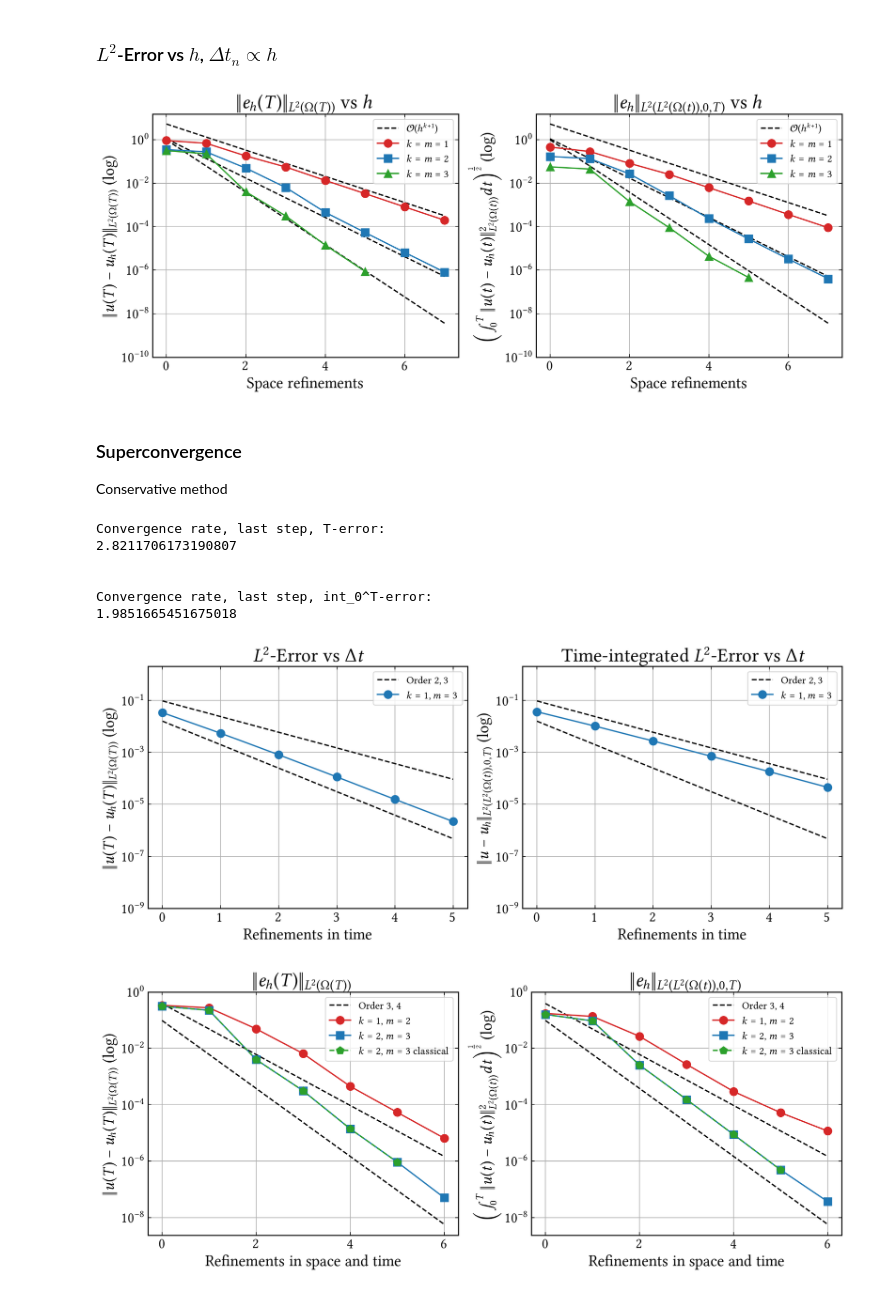
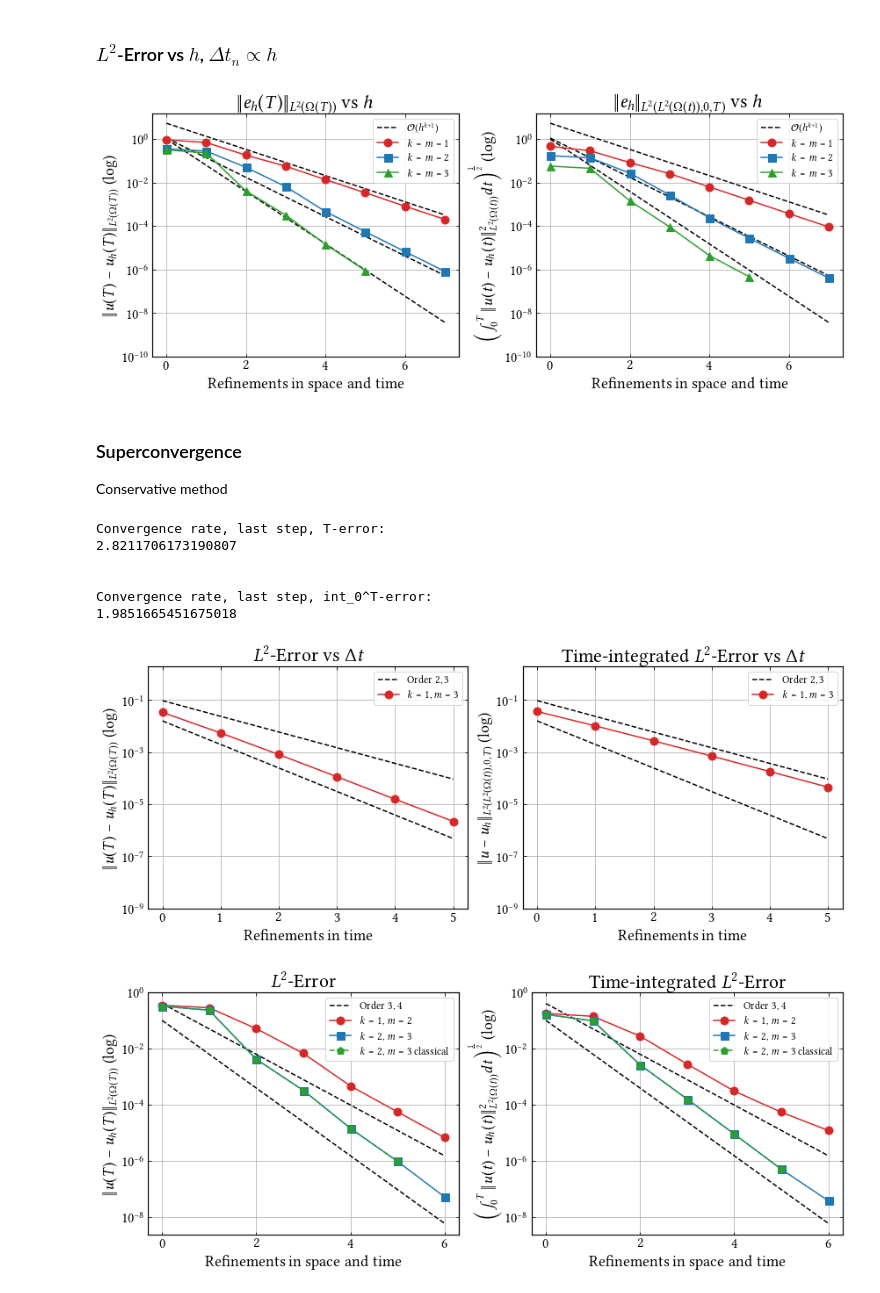
Before and after one commit to CutFEM/CutFEM-Library, a Jupyter notebook: notebook/convection_diffusion/kite.ipynb, the cells around one changed output. Saved outputs shown, nothing was run; the diff lists cells and outputs as text; code cells hidden in the pictures.

Commit message:
changes to labels

```diff
--- a/notebook/convection_diffusion/kite.ipynb
+++ b/notebook/convection_diffusion/kite.ipynb
@@ -114,7 +114,7 @@ ax1.semilogy(ih[:6], error_conservative_P3P3_fullstab, label= r"$k=m=3$", marker
 #ax1.set_ylim(1e-4, 2)
 ax1.set_xticks([0, 2, 4, 6])
 ax1.set_yticks([1e-10, 1e-8, 1e-6, 1e-4, 1e-2, 1e0])
-ax1.set_xlabel(r"Space refinements")
+ax1.set_xlabel(r"Refinements in space and time")
 ax1.tick_params(axis='both', which='major')
 ax1.set_ylabel(r"$\|u(T)-u_h(T)\|_{L^2(\Omega(T))}$ (log)")
 ax1.set_title(r"$\|e_h(T)\|_{L^2(\Omega(T))}$ vs $h$")
@@ -134,7 +134,7 @@ ax2.semilogy(ih[:6], error_conservative_P3P3_fullstab_T, label= r"$k=m=3$", mark
 
 ax2.set_xticks([0, 2, 4, 6])
 ax2.set_yticks([1e-10, 1e-8, 1e-6, 1e-4, 1e-2, 1e0])
-ax2.set_xlabel(r"Space refinements")
+ax2.set_xlabel(r"Refinements in space and time")
 ax2.tick_params(axis='both', which='major')
 ax2.set_ylabel(r"\Big($\int_0^T\|u(t)-u_h(t)\|^2_{L^2(\Omega(t))}dt\Big)^{\frac{1}{2}}$ (log)")
 ax2.set_title(r"$\|e_h\|_{L^2(L^2(\Omega(t)), 0, T)}$ vs $h$")
@@ -143,7 +143,7 @@ ax2.grid()
 fig.tight_layout()
 plt.show()
 # %% [output]
-[figure, old version]
+[figure, new version]
 # %% [markdown]
 ### Superconvergence
 Conservative method
@@ -209,7 +209,7 @@ fig, (ax1, ax2) = plt.subplots(1, 2, figsize=(12, 5))
 ax1.semilogy(it, 1.5*np.power(dt, 2), linestyle="--", color="black")
 ax1.semilogy(it, 1*np.power(dt, 3),label=r"Order $2, 3$", linestyle="--", color="black")
 
-ax1.semilogy(it, error_P1Poly, label= r"$k = 1, m=3$", marker='o', markersize=9, linestyle="-", color="C0")
+ax1.semilogy(it, error_P1Poly, label= r"$k = 1, m=3$", marker='o', markersize=9, linestyle="-", color="C3")
 #ax1.loglog(dt, error_P2Poly, label= r"$h=0.1$", marker='s', markersize=9, linestyle="-", color="C3")
 
 ax1.set_ylim(4e-9, 2)
@@ -225,7 +225,7 @@ ax1.grid()
 ax2.semilogy(it, 1.5*np.power(dt, 2), linestyle="--", color="black")
 ax2.semilogy(it, 1*np.power(dt, 3),label=r"Order $2, 3$", linestyle="--", color="black")
 
-ax2.semilogy(it, error_P1Poly_T, label= r"$k = 1, m=3$", marker='o', markersize=9, linestyle="-", color="C0")
+ax2.semilogy(it, error_P1Poly_T, label= r"$k = 1, m=3$", marker='o', markersize=9, linestyle="-", color="C3")
 #ax1.loglog(dt, error_P2Poly, label= r"$h=0.1$", marker='s', markersize=9, linestyle="-", color="C3")
 
 ax2.set_ylim(4e-9, 2)
@@ -236,7 +236,7 @@ ax2.set_ylabel(r"$\|u-u_h\|_{L^2(L^2(\Omega(t)), 0, T)}$ (log)")
 ax2.set_title(r"Time-integrated $L^2$-Error vs $\Delta t$")
 ax2.legend()
 ax2.grid()
-
+fig.savefig("myfig13.png")
 plt.tight_layout()
 plt.show()
 
@@ -278,34 +278,35 @@ ax1.set_xticks([0, 2, 4, 6])
 ax1.set_yticks([1e-8, 1e-6, 1e-4, 1e-2, 1e0])
 ax1.set_xlabel(r"Refinements in space and time")
 ax1.tick_params(axis='both', which='major')
 ax1.set_ylabel(r"$\|u(T)-u_h(T)\|_{L^2(\Omega(T))}$ (log)")
-ax1.set_title(r"$\|e_h(T)\|_{L^2(\Omega(T))}$")
+ax1.set_title(r"$L^2$-Error")
 ax1.legend()
 ax1.grid()
 
 
 ax2.semilogy(it, 2.5e1*np.power(dt, 3), linestyle="--", color="black",label=r"Order $3$, $4$")
 ax2.semilogy(it, 2.5e1*np.power(dt, 4), linestyle="--", color="black")
 ax2.semilogy(it, error_conservative_P1P2_fullstab_T, label= r"$k=1$, $m=2$", marker='o', markersize=9, linestyle="-", color="C3")
 ax2.semilogy(it, error_conservative_P2P3_fullstab_T, label= r"$k=2$, $m=3$", marker='s', markersize=9, linestyle="-", color="C0")
 ax2.semilogy(it[:-1], error_classical_P2P3_fullstab_T, label= r"$k=2$, $m=3$ classical", marker='p', markersize=9, linestyle="--", color="C2")
 
 ax2.set_xticks([0, 2, 4, 6])
 ax2.set_yticks([1e-8, 1e-6, 1e-4, 1e-2, 1e0])
 ax2.set_xlabel(r"Refinements in space and time")
 ax2.tick_params(axis='both', which='major')
 ax2.set_ylabel(r"\Big($\int_0^T\|u(t)-u_h(t)\|^2_{L^2(\Omega(t))}dt\Big)^{\frac{1}{2}}$ (log)")
-ax2.set_title(r"$\|e_h\|_{L^2(L^2(\Omega(t)), 0, T)}$")
+ax2.set_title(r"Time-integrated $L^2$-Error")
 ax2.legend()
 ax2.grid()
 fig.tight_layout()
+fig.savefig("myfig14.png")
 plt.show()
 # %% [output]
 Convergence rate, last step, T-error:
 2.8211706173190807
 
 
 Convergence rate, last step, int_0^T-error:
 1.9851665451675018
-[figure, old version]
+[figure, new version]
-[figure, old version]
+[figure, new version]
```
Also changed, not shown: 1 other file.
